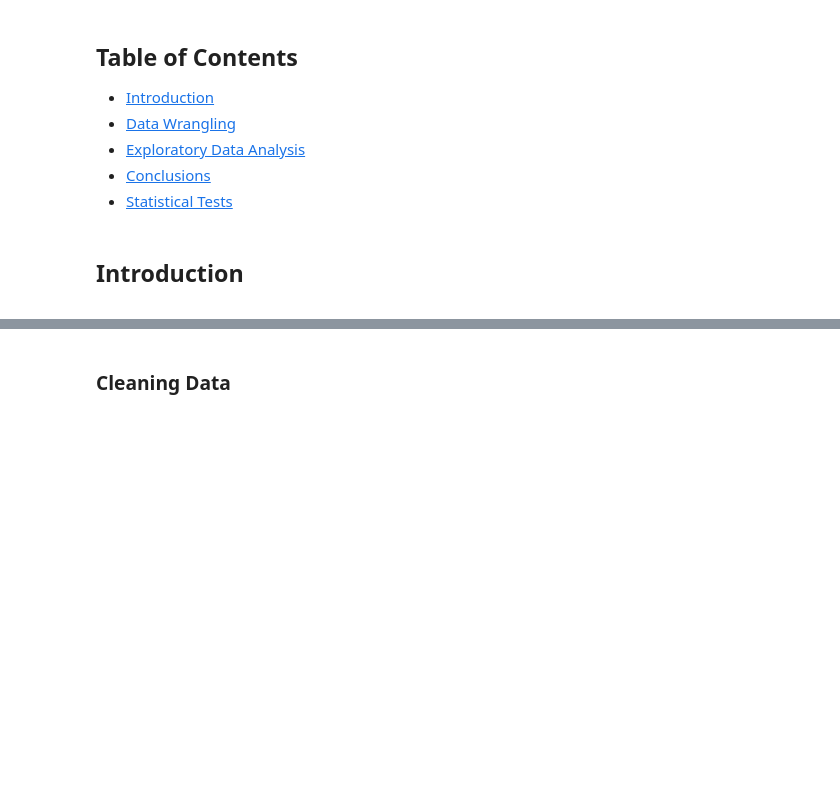
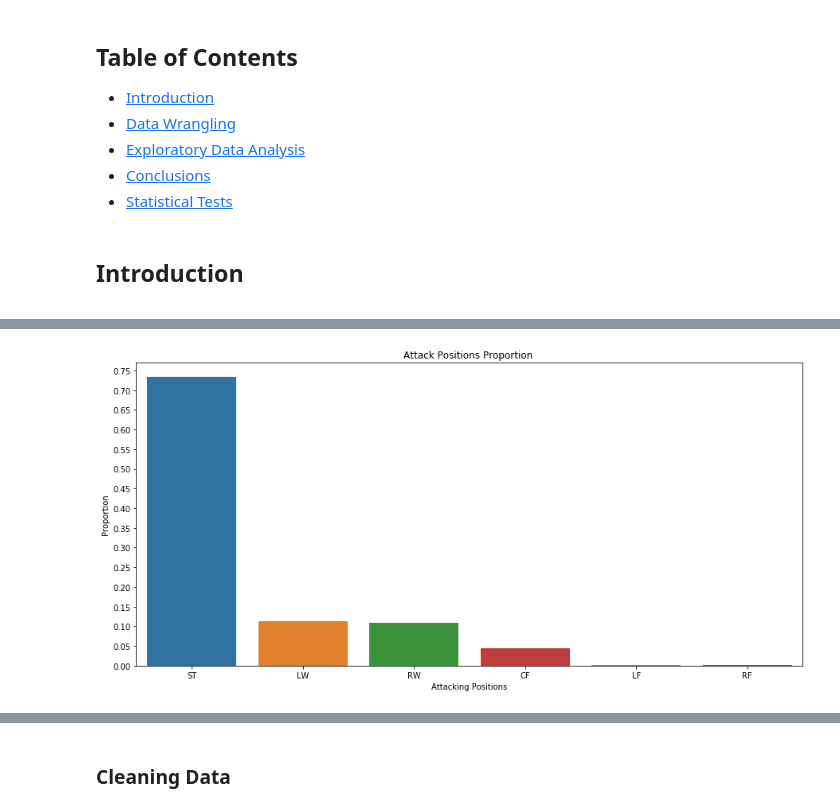
Before and after one commit to eduardopd/fifa-20-dataset, a Jupyter notebook: fifa-fut-2020-analysis.ipynb, the cells around one changed output, grey strips where cells are left out. Cells and saved outputs as stored; diff of their text form; code cells hidden in the pictures; blank space fills up the shorter version.

```diff
--- a/fifa-fut-2020-analysis.ipynb
+++ b/fifa-fut-2020-analysis.ipynb
@@ -141,13 +183,36 @@ Analysis of a counter-attacking strategy built over a 4-4-2. In the defense, the
 # Create Dataframes per position
 
 # Goalkeeper Dataframe
-goal = df.query('position == "GK"')
+goal = df_eda.query('position == "GK"')
 
 # Defense Dataframe
-defense = df.query('position == "CB" or position == "RB" or position == "LB" or position == "RWB" or position == "RWB"')
+defense = df_eda.query('position == "CB" or position == "RB" or position == "LB" or position == "RWB" or position == "LWB"')
 
 # Midfield Dataframe
-midfield = df.query('position == "CAM" or position == "CM" or position == "CDM" or position == "RM" or position == "LM"')
+midfield = df_eda.query('position == "CAM" or position == "CM" or position == "CDM" or position == "RM" or position == "LM"')
 
 # Attacking Dataframe
-attack = df.query('position == "ST" or position == "CF" or position == "RF" or position == "LF" or position == "LW" or position == "RW"')
+attack = df_eda.query('position == "ST" or position == "CF" or position == "RF" or position == "LF" or position == "LW" or position == "RW"')
+# %%
+# Proportion Per Attacking Positions
+
+n = attack.shape[0]
+max_count = attack['position'].value_counts().max()
+max_prop = max_count / n
+
+# Tick mark locations
+tick_props = np.arange(0, 1, 0.05)
+tick_names = ['{:0.2f}'.format(v) for v in tick_props]
+
+def graph_attack():
+    sb.countplot(data = attack, x = 'position', order = attack['position'].value_counts().index);
+    plt.xlabel('Attacking Positions')
+    plt.ylabel('Proportion')
+    plt.title('Attack Positions Proportion ')
+
+plt.figure(figsize=[15,7])
+plt.yticks(tick_props * n, tick_names)
+
+graph_attack()
+# %% [output]
+[figure, added]
```
Also changed, not shown: parts of 40 cells of this notebook.
